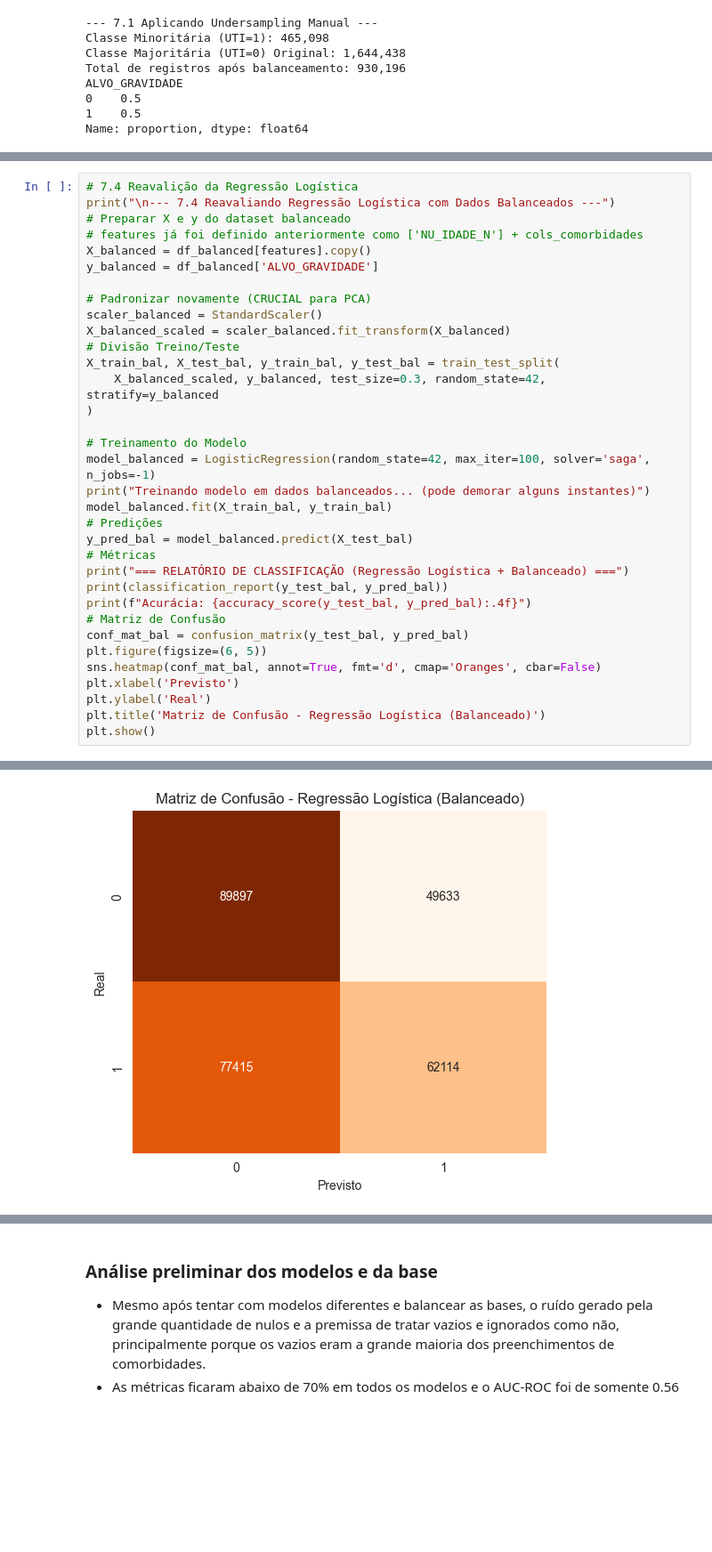
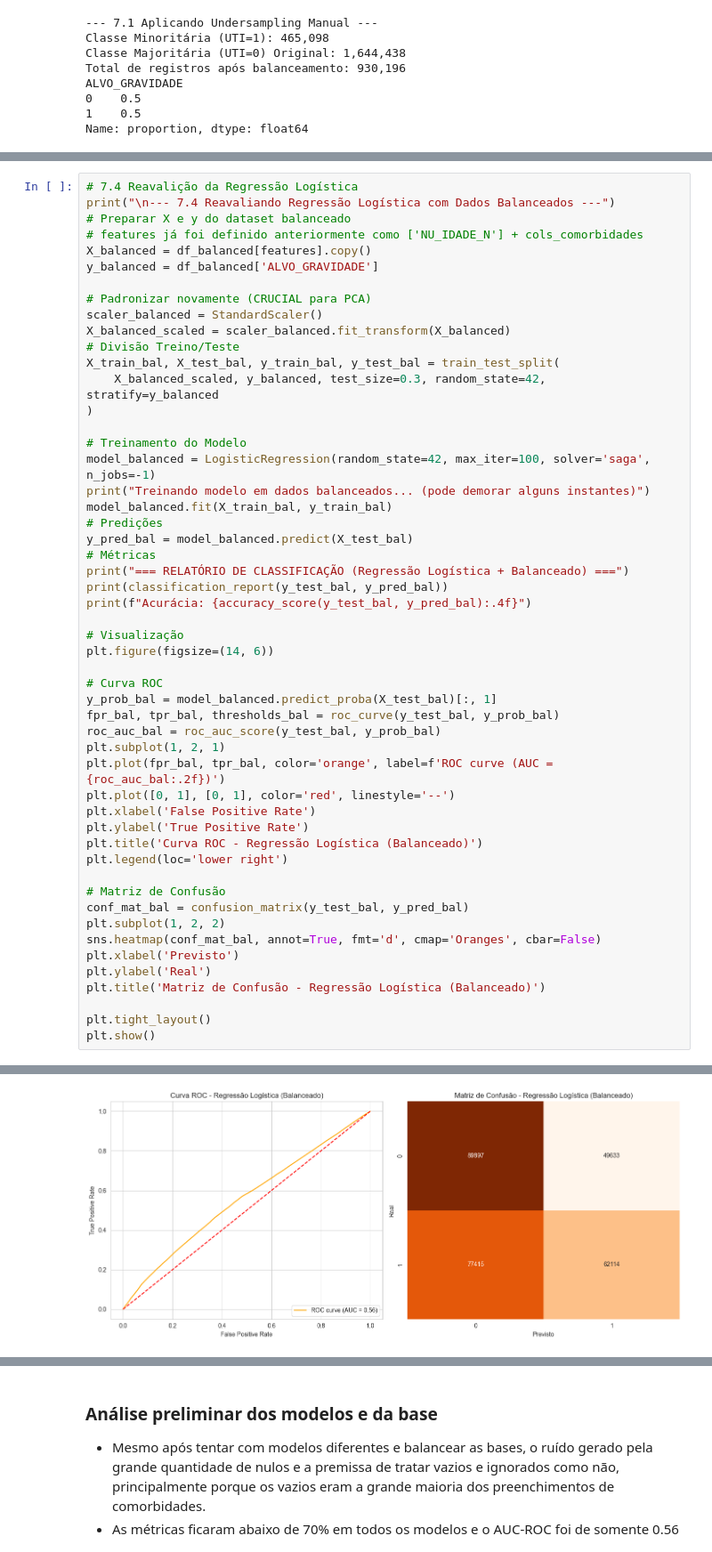
Before and after one commit to Andr3yGabriel/srag-analisis, a Jupyter notebook: main.ipynb, the cells around one changed output, grey strips where cells are left out. Shown: that part at 89% size. Drawn from its saved outputs; the diff is of its cells as text; blank space fills up the shorter version.

```diff
--- a/main.ipynb
+++ b/main.ipynb
@@ -794,35 +828,53 @@ X_train_bal, X_test_bal, y_train_bal, y_test_bal = train_test_split(
 model_balanced = LogisticRegression(random_state=42, max_iter=100, solver='saga', n_jobs=-1)
 print("Treinando modelo em dados balanceados... (pode demorar alguns instantes)")
 model_balanced.fit(X_train_bal, y_train_bal)
 # Predições
 y_pred_bal = model_balanced.predict(X_test_bal)
 # Métricas
 print("=== RELATÓRIO DE CLASSIFICAÇÃO (Regressão Logística + Balanceado) ===")
 print(classification_report(y_test_bal, y_pred_bal))
 print(f"Acurácia: {accuracy_score(y_test_bal, y_pred_bal):.4f}")
+
+# Visualização
+plt.figure(figsize=(14, 6))
+
+# Curva ROC
+y_prob_bal = model_balanced.predict_proba(X_test_bal)[:, 1]
+fpr_bal, tpr_bal, thresholds_bal = roc_curve(y_test_bal, y_prob_bal)
+roc_auc_bal = roc_auc_score(y_test_bal, y_prob_bal)
+plt.subplot(1, 2, 1)
+plt.plot(fpr_bal, tpr_bal, color='orange', label=f'ROC curve (AUC = {roc_auc_bal:.2f})')
+plt.plot([0, 1], [0, 1], color='red', linestyle='--')
+plt.xlabel('False Positive Rate')
+plt.ylabel('True Positive Rate')
+plt.title('Curva ROC - Regressão Logística (Balanceado)')
+plt.legend(loc='lower right')
+
 # Matriz de Confusão
 conf_mat_bal = confusion_matrix(y_test_bal, y_pred_bal)
-plt.figure(figsize=(6, 5))
+plt.subplot(1, 2, 2)
 sns.heatmap(conf_mat_bal, annot=True, fmt='d', cmap='Oranges', cbar=False)
 plt.xlabel('Previsto')
 plt.ylabel('Real')
 plt.title('Matriz de Confusão - Regressão Logística (Balanceado)')
+
+plt.tight_layout()
 plt.show()
 # %% [output]
 --- 7.4 Reavaliando Regressão Logística com Dados Balanceados ---
 Treinando modelo em dados balanceados... (pode demorar alguns instantes)
 === RELATÓRIO DE CLASSIFICAÇÃO (Regressão Logística + Balanceado) ===
               precision    recall  f1-score   support
 
            0       0.54      0.64      0.59    139530
            1       0.56      0.45      0.49    139529
 
     accuracy                           0.54    279059
    macro avg       0.55      0.54      0.54    279059
 weighted avg       0.55      0.54      0.54    279059
 
 Acurácia: 0.5447
-[figure, old version]
+[figure, new version]
 # %%
 # --- 8. ESTRATÉGIA AVANÇADA: RANDOM FOREST SEM PCA & ENGENHARIA DE FEATURES ---
 
```
Also changed, not shown: parts of 18 cells of this notebook, 1 other file.
